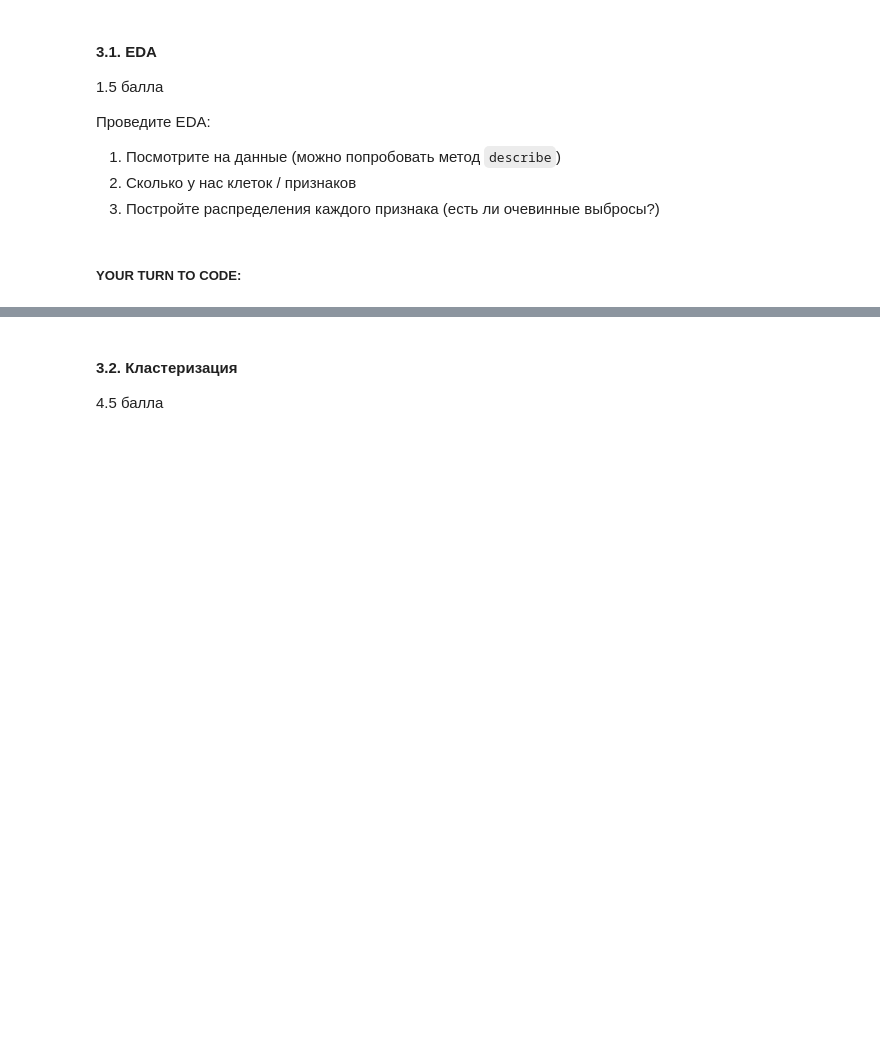
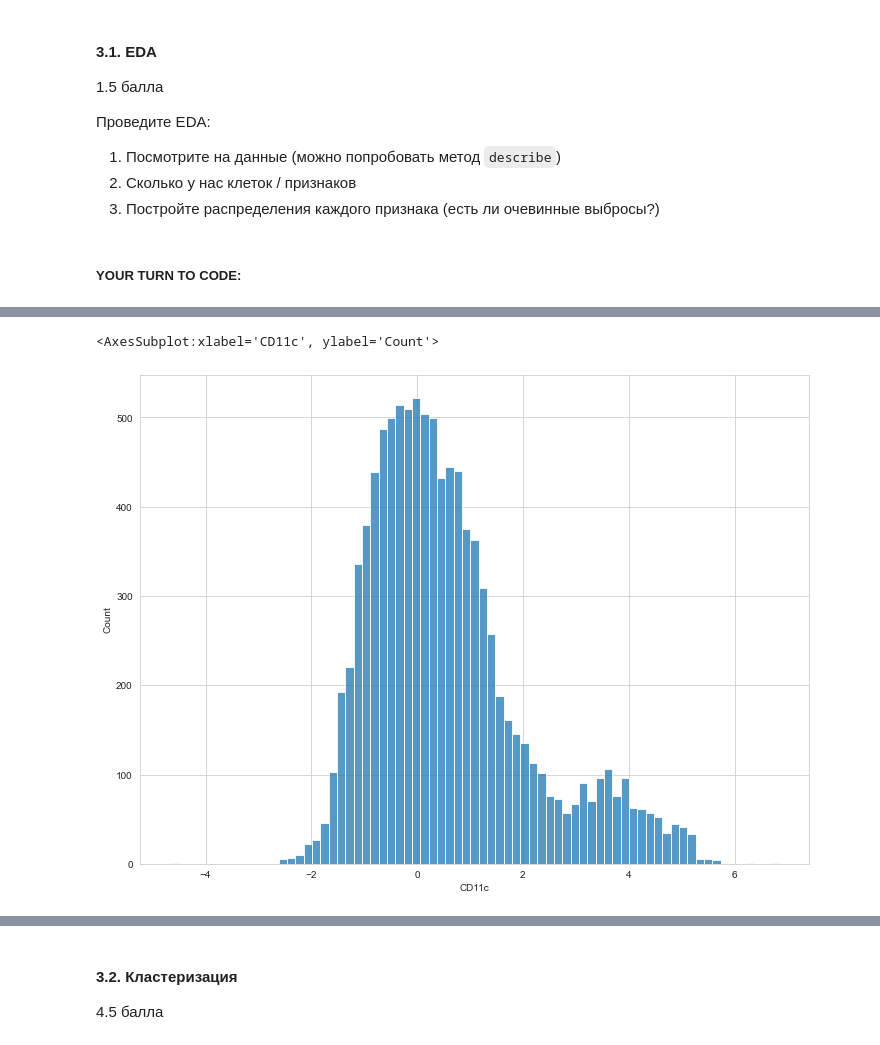
Before and after one commit to immbiochem/BI_ML_2021, a Jupyter notebook: Claster/code/Cluster_tSNE.ipynb, the cells around one changed output, grey strips where cells are left out. Drawn from its saved outputs; the diff is of its cells as text; code cells hidden in the pictures; blank space fills up the shorter version.

```diff
--- a/Claster/code/Cluster_tSNE.ipynb
+++ b/Claster/code/Cluster_tSNE.ipynb
@@ -303,0 +385,5 @@ fc_data = pd.read_csv(join(DATA_PATH, "flow_c_data.csv"), index_col=0)
+# %%
+sns.histplot(fc_data.iloc[:, 8])
+# %% [output]
+<AxesSubplot:xlabel='CD11c', ylabel='Count'>
+[figure, added]
```
Also changed, not shown: parts of 31 cells of this notebook.
